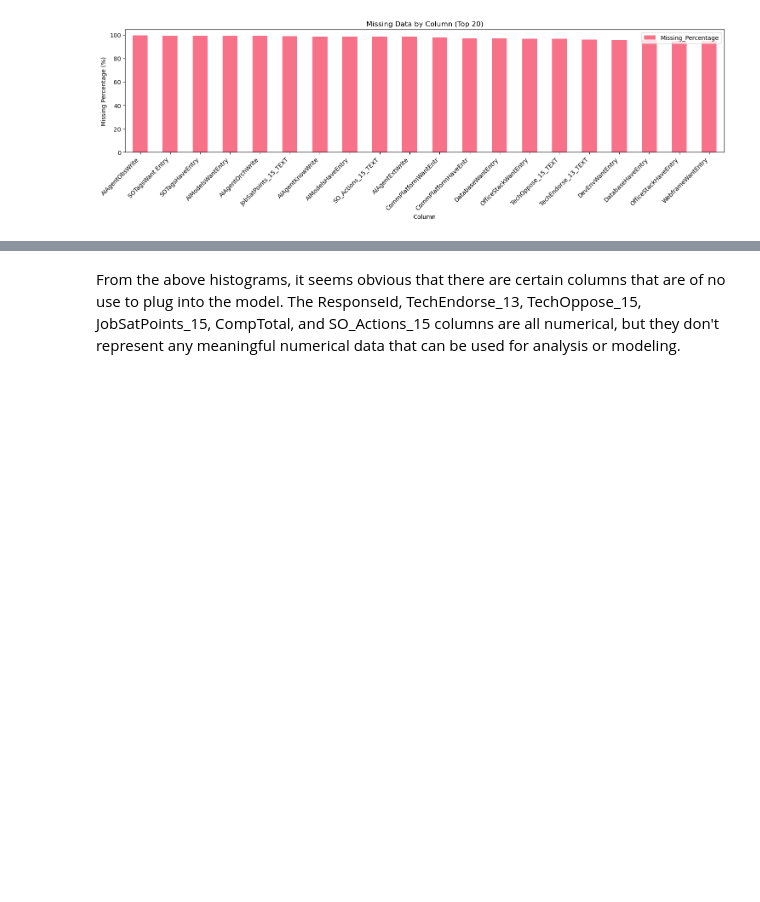
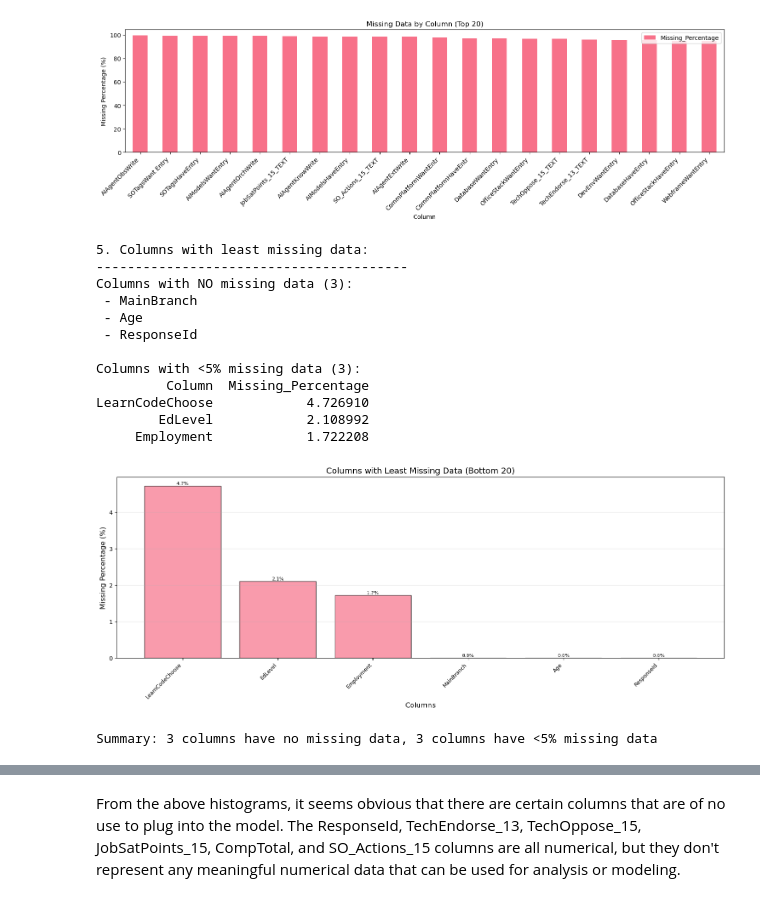
Before and after one commit to dmarcano11/udacity-dsnd-project-1, a Jupyter notebook: notebooks/01_exploratory_data_analysis.ipynb, the cells around one changed output, grey strips where cells are left out. Saved outputs shown, nothing was run; the diff lists cells and outputs as text; code cells hidden in the pictures; blank space fills up the shorter version.

Commit message:
Adding analysis of columns with least amount of missing data

```diff
--- a/notebooks/01_exploratory_data_analysis.ipynb
+++ b/notebooks/01_exploratory_data_analysis.ipynb
@@ -125,5 +124,58 @@ plt.tight_layout()
 plt.show()
 # %% [output]
 [figure]
+# %%
+# What are the columns with the least amount of missing data?
+print("\n5. Columns with least missing data:")
+print("-"*40)
+
+# Get columns with no missing data
+no_missing = missing_df[missing_df['Missing_Percentage'] == 0]
+print(f"Columns with NO missing data ({len(no_missing)}):")
+for col in no_missing['Column']:
+    print(f" - {col}")
+
+# Get columns with very low missing data (less than 5%)
+low_missing = missing_df[(missing_df['Missing_Percentage'] > 0) & (missing_df['Missing_Percentage'] < 5)]
+print(f"\nColumns with <5% missing data ({len(low_missing)}):")
+print(low_missing[['Column', 'Missing_Percentage']].to_string(index=False))
+
+# Visualize columns with least missing data
+if len(no_missing) > 0 or len(low_missing) > 0:
+    plt.figure(figsize=(15, 6))
+
+    # Combine no missing and low missing data
+    complete_data = missing_df[missing_df['Missing_Percentage'] < 5].tail(20)  # Bottom 20 (least missing)
+
+    plt.bar(range(len(complete_data)), complete_data['Missing_Percentage'], alpha=0.7, edgecolor='black')
+    plt.title('Columns with Least Missing Data (Bottom 20)', fontsize=14)
+    plt.xlabel('Columns', fontsize=12)
+    plt.ylabel('Missing Percentage (%)', fontsize=12)
+    plt.xticks(range(len(complete_data)), complete_data['Column'], rotation=45, ha='right', fontsize=9)
+    plt.grid(True, alpha=0.3, axis='y')
+
+    # Add percentage labels on bars
+    for i, v in enumerate(complete_data['Missing_Percentage']):
+        plt.text(i, v, f'{v:.1f}%', ha='center', va='bottom', fontsize=8)
+
+    plt.tight_layout()
+    plt.show()
+
+print(f"\nSummary: {len(no_missing)} columns have no missing data, {len(low_missing)} columns have <5% missing data")
+# %% [output]
+5. Columns with least missing data:
+----------------------------------------
+Columns with NO missing data (3):
+ - MainBranch
+ - Age
+ - ResponseId
+
+Columns with <5% missing data (3):
+         Column  Missing_Percentage
+LearnCodeChoose            4.726910
+        EdLevel            2.108992
+     Employment            1.722208
+[figure, added]
+Summary: 3 columns have no missing data, 3 columns have <5% missing data
 # %%
 # Numerical columns analysis
```
Also changed, not shown: parts of 4 cells of this notebook.
